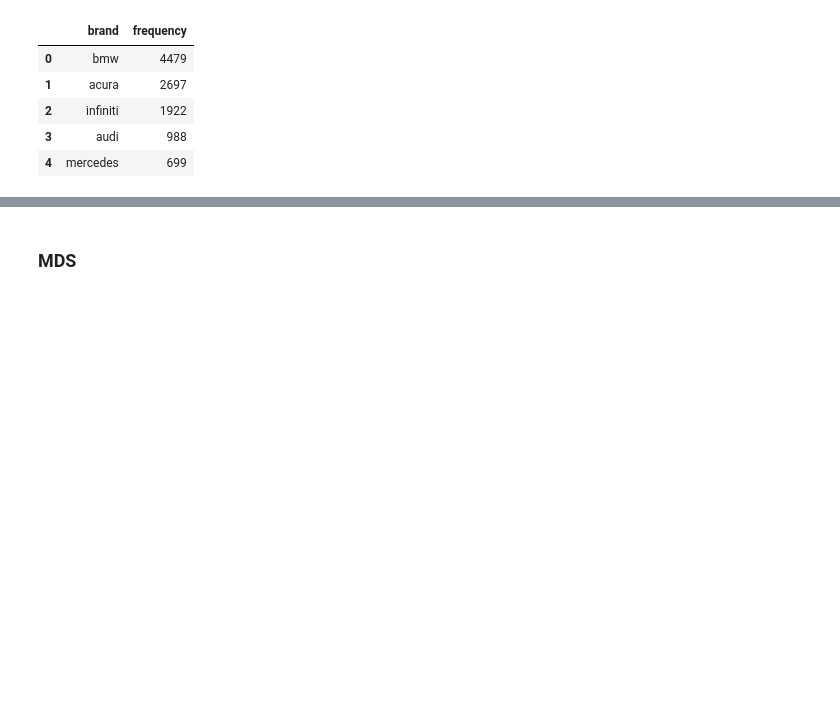
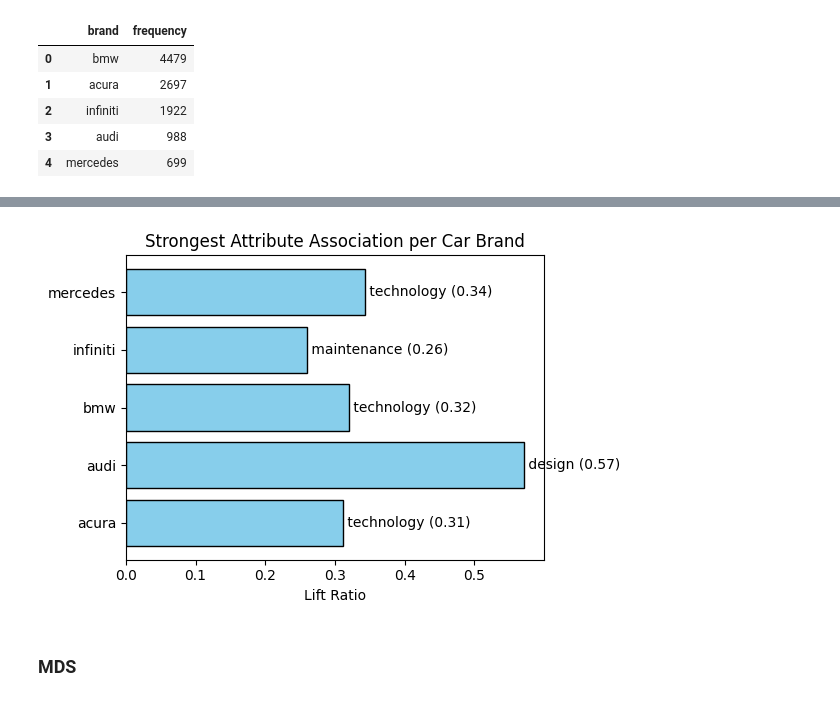
Before and after one commit to TeachFakerPlayingMid/INSY669-Text-Analytics-, a Jupyter notebook: Task C.ipynb, the cells around one changed output, grey strips where cells are left out. Saved outputs shown, nothing was run; the diff lists cells and outputs as text; code cells hidden in the pictures; blank space fills up the shorter version.

```diff
--- a/Task C.ipynb
+++ b/Task C.ipynb
@@ -275,3 +362,35 @@ lift_dict
+# %%
+# Convert to a list of tuples for DataFrame creation
+data = [(brand, attribute, lift) for (brand, attribute), lift in lift_dict.items()]
+
+# Create a DataFrame
+lift_df = pd.DataFrame(data, columns=['Brand', 'Attribute', 'Lift'])
+
+# Find the attribute with the highest lift ratio for each brand
+strongest_association = lift_df.loc[lift_df.groupby('Brand')['Lift'].idxmax()]
+
+# Plotting
+fig, ax = plt.subplots(figsize=(6, 4))
+
+# Extract brands and attributes for labeling
+brands = strongest_association['Brand']
+attributes = strongest_association['Attribute']
+lifts = strongest_association['Lift']
+
+# Create bar plot
+ax.barh(brands, lifts, color='skyblue', edgecolor='black')
+ax.set_xlabel('Lift Ratio')
+ax.set_title('Strongest Attribute Association per Car Brand')
+
+# Add attribute labels to the bars
+for i, (brand, attribute, lift) in enumerate(strongest_association.values):
+    ax.text(lift, i, f' {attribute} ({lift:.2f})', va='center')
+
+# Show the plot
+plt.tight_layout()
+plt.show()
+# %% [output]
+[figure, added]
 # %% [markdown]
 ### MDS
 # %%
```
Also changed, not shown: parts of 19 cells of this notebook.
